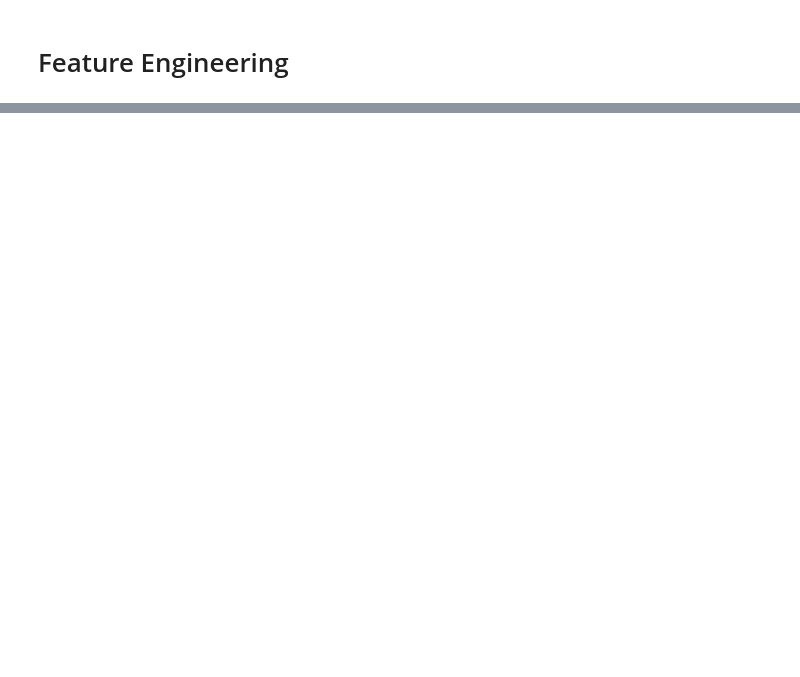
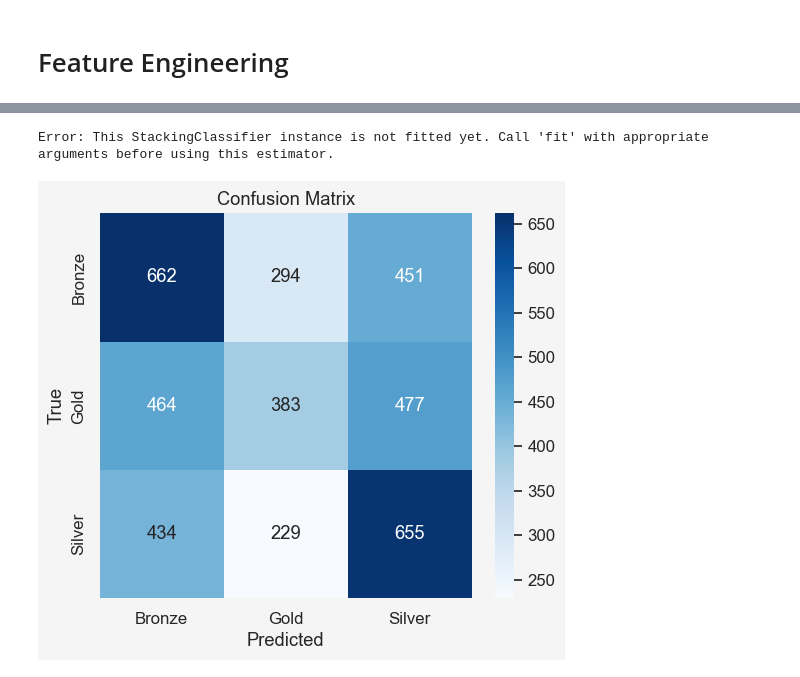
Before and after one commit to DavidCalebChaparroOrozco/Daily-Projects, a Jupyter notebook: Kaggle/AllOlympicMedalist/AllOlympicMedalist.ipynb, the cells around one changed output, grey strips where cells are left out. Cells and saved outputs as stored; diff of their text form; code cells hidden in the pictures; blank space fills up the shorter version.

```diff
--- a/Kaggle/AllOlympicMedalist/AllOlympicMedalist.ipynb
+++ b/Kaggle/AllOlympicMedalist/AllOlympicMedalist.ipynb
@@ -633,0 +768,22 @@ enhanced_data.head()
+# %%
+# Safely predict using stacked model
+try:
+    y_pred = stacked_model.predict(X_test)
+except Exception as e:
+    print("Error:", e)
+    stacked_model.fit(X_train, y_train)
+    y_pred = stacked_model.predict(X_test)
+
+# Generate and plot confusion matrix
+cm = confusion_matrix(y_test, y_pred)
+labels = target_encoder.classes_
+
+plt.figure(figsize=(6, 5))
+sns.heatmap(cm, annot=True, fmt='d', cmap='Blues', xticklabels=labels, yticklabels=labels)
+plt.title("Confusion Matrix")
+plt.xlabel("Predicted")
+plt.ylabel("True")
+plt.show()
+# %% [output]
+Error: This StackingClassifier instance is not fitted yet. Call 'fit' with appropriate arguments before using this estimator.
+[figure, added]
```
Also changed, not shown: parts of 13 cells of this notebook, 1 other file.
